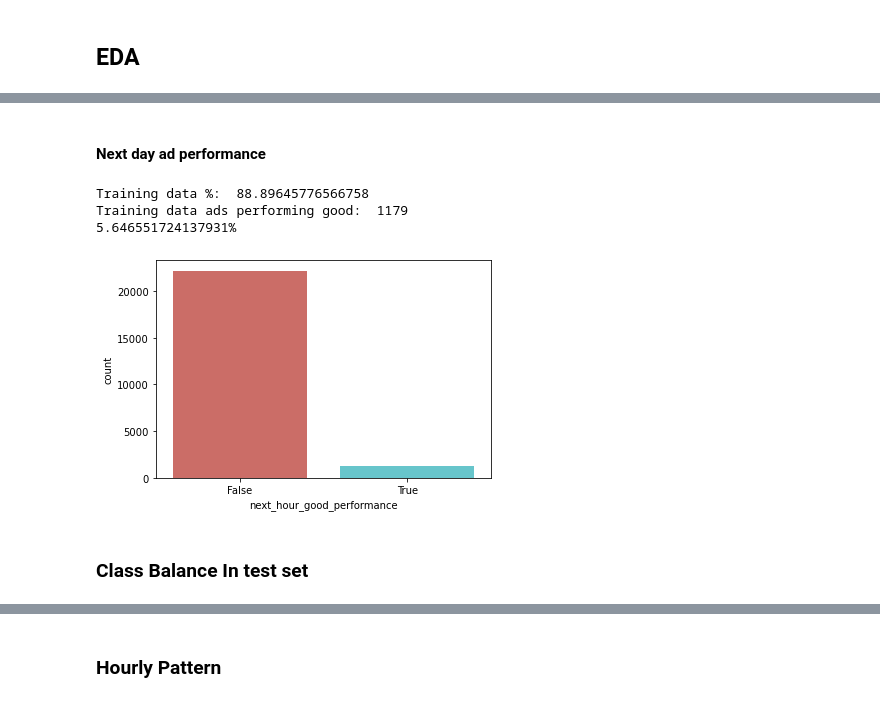
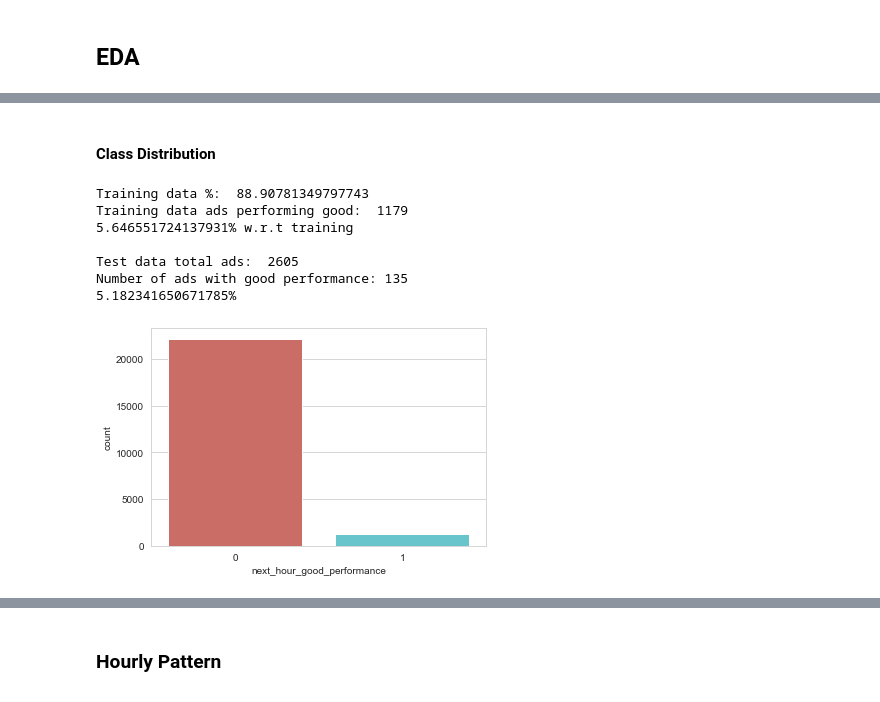
Before and after one commit to rashikcs/Case-Study-Campaign-Optimization, a Jupyter notebook: EDA.ipynb, the cells around one changed output, grey strips where cells are left out. Saved outputs shown, nothing was run; the diff lists cells and outputs as text; code cells hidden in the pictures.

Commit message:
preprocessing and EDA is done. Stable baseline models constructed.

```diff
--- a/EDA.ipynb
+++ b/EDA.ipynb
@@ -8,6 +10,2 @@ import numpy as np
 from datetime import timedelta
 #https://www.kaggle.com/izzettunc/introduction-to-time-series-clustering
-# %%
-prepared_df = pd.read_csv(r"data/prepared_data.csv")
-prepared_df['datetime'] = pd.to_datetime(prepared_df['datetime'])
-prepared_df.info()
@@ -92,0 +12,4 @@ print(prepared_df.shape[0],
+# %%
+full_data = pd.read_csv(r"data/prepared_data_for_modeling.csv")
+full_data['datetime'] = pd.to_datetime(full_data['datetime'])
+full_data.info()
@@ -93,11 +34,9 @@ print(prepared_df.shape[0],
 # %% [markdown]
 ## EDA
 # %%
-full_data = prepared_df[prepared_df['test_set'] | prepared_df['first_24_hour']]
-
-full_data ['campaign_id'] = full_data['unique_ids'].apply(lambda x: str(x).split('_')[2])
-unique_campaigns = list(full_data['campaign_id'].unique())
-full_data ['campaign_id'] = full_data['campaign_id'].apply(lambda x: unique_campaigns.index(x))
+#extract boolean clicked and purchase value
+full_data['clicked'] = prepared_df['clicks']>0
+full_data['purchased'] = prepared_df['purchase']>0
 
 print('Total data size: ', full_data.shape[0])
 # %% [output]
@@ -122,2 +61,2 @@ plt.show();
 # %% [markdown]
-#### Next day ad performance
+#### Class Distribution
@@ -124,20 +87,15 @@ plt.show();
+# %%
+get_dataset_info(full_data)
+# %% [output]
+Training data %:  88.90781349797743
+Training data ads performing good:  1179
+5.646551724137931% w.r.t training
+
+Test data total ads:  2605
+Number of ads with good performance: 135
+5.182341650671785%
 # %%
-training_data = full_data[full_data['first_24_hour']]
-print('Training data %: ', (100*training_data.shape[0])/full_data.shape[0])
-
-good_ads = training_data[(training_data.next_hour_good_performance>0) &\
-                  (training_data.first_24_hour>0)].shape[0]
-
-
-print('Training data ads performing good: ', good_ads)
-print('{}%'.format((100*good_ads)/training_data.shape[0]))
-
 sns.countplot(x='next_hour_good_performance', data=full_data, palette='hls')
 plt.show()
 # %% [output]
-Training data %:  88.89645776566758
-Training data ads performing good:  1179
-5.646551724137931%
-[figure, old version]
+[figure, new version]
-# %% [markdown]
-### Class Balance In test set
```
Also changed, not shown: parts of 38 cells of this notebook, 3 other files.
